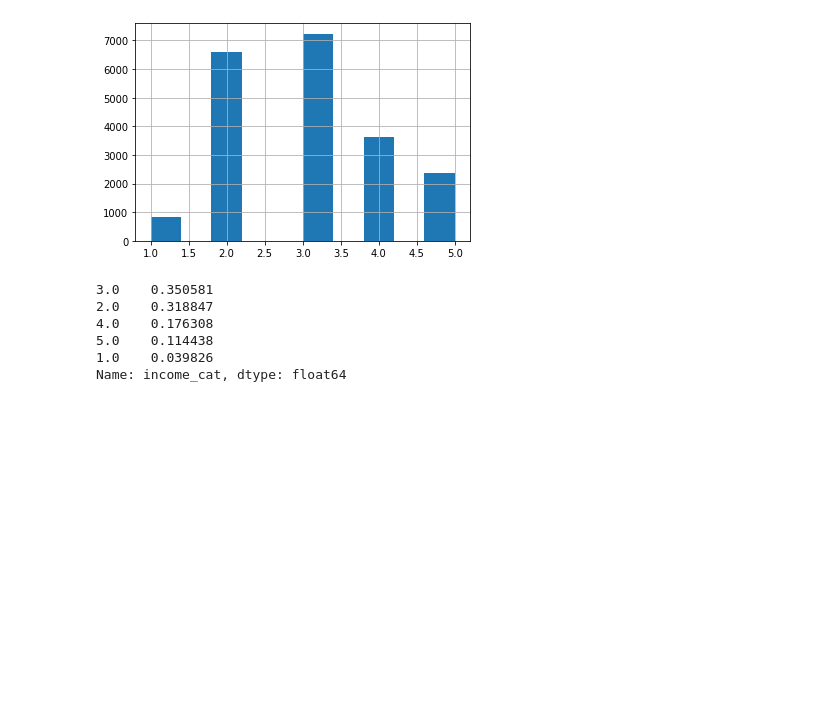
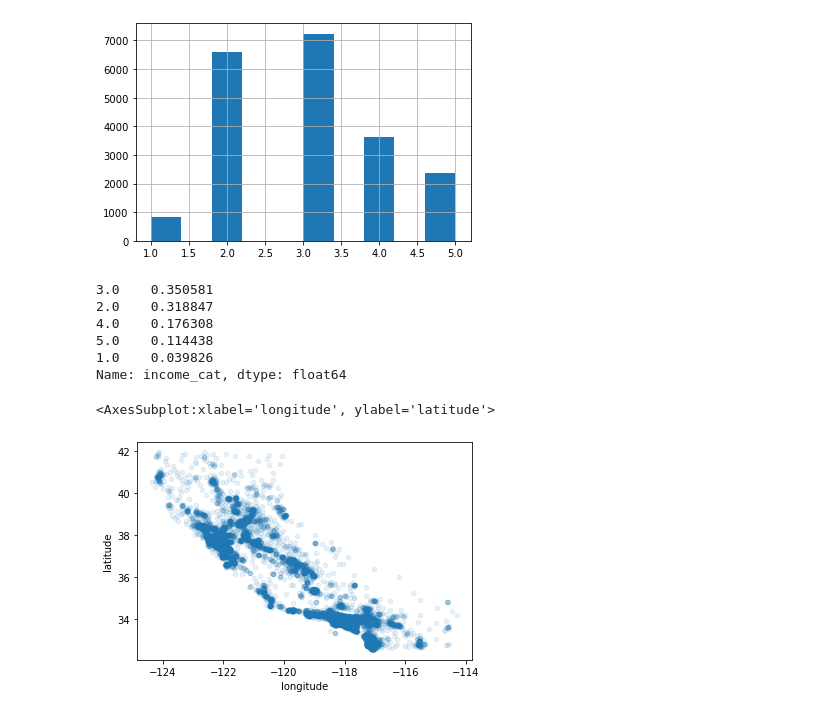
Before and after one commit to jinseriouspark/Today_I_Learned, a Jupyter notebook: book/handson_ml/2장_–_머신러닝_프로젝트_처음부터_끝까지.ipynb, the cells around one changed output. Drawn from its saved outputs; the diff is of its cells as text; code cells hidden in the pictures; blank space fills up the shorter version.

```diff
--- a/book/handson_ml/2장_–_머신러닝_프로젝트_처음부터_끝까지.ipynb
+++ b/book/handson_ml/2장_–_머신러닝_프로젝트_처음부터_끝까지.ipynb
@@ -222,3 +222,15 @@ Name: income_cat, dtype: float64
 for set_ in (strat_train_set, strat_test_set):
     set_.drop('income_cat', axis= 1, inplace = True)
     set_.drop('income_cat2', axis= 1, inplace = True)
+# %%
+# 2.4 데이터 이해를 위한 탐색과 시각화
+
+housing = strat_train_set.copy()
+# %%
+housing.plot(kind = 'scatter', x = 'longitude', y= 'latitude', alpha =0.1)
+# 캘리포니아 지역은 잘 보여주지만 어떤 패턴을 찾기는 어렵다.
+# alpha = 0.1 로 설정하여 데이터 포인트가 밀집된 영역과 그렇지 않은 영역을 찾아보자
+# 음영이 두드러진 곳과 그렇지 않은 곳을 확인할 수 있음
+# %% [output]
+<AxesSubplot:xlabel='longitude', ylabel='latitude'>
+[figure, added]
```
Also changed, not shown: parts of 12 cells of this notebook.
